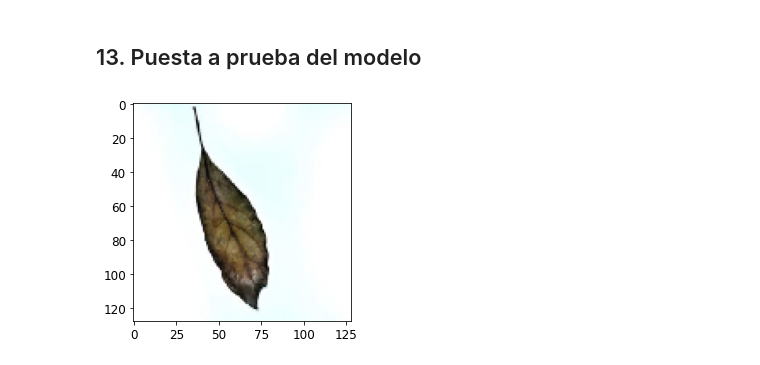
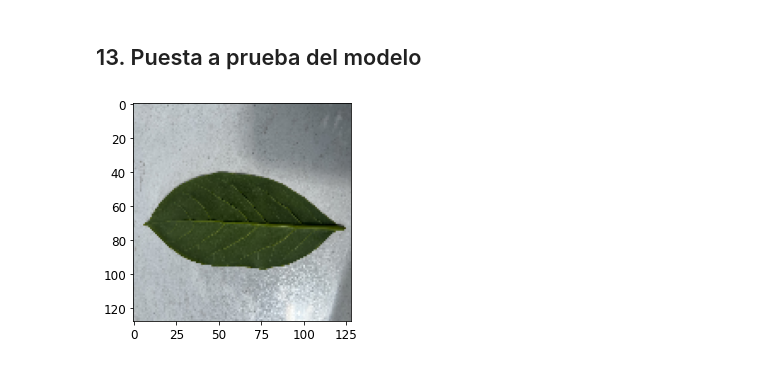
Before and after one commit to cifuentesOmar/clasificacionHojas_Final, a Jupyter notebook: clasificacionPalto.ipynb, the cells around one changed output. Saved outputs shown, nothing was run; the diff lists cells and outputs as text; code cells hidden in the pictures.

```diff
--- a/clasificacionPalto.ipynb
+++ b/clasificacionPalto.ipynb
@@ -349,31 +365,30 @@ array([[8.5212582e-01, 1.4787415e-01],
 # %%
 from tensorflow.keras.preprocessing import image
 
 #6 Hojas SANAS
 #img=image.load_img("FotosCombinadas/Sana/augmented_13_3722550.jpeg",target_size=DEFAULT_IMAGE_SIZE)
-#img=image.load_img("../FotosCombinadas/Sana/IMG_7912.jpeg",target_size=DEFAULT_IMAGE_SIZE)
-#img=image.load_img("Fotos_Pruebas/hoja_sana_palto.jpeg",target_size=DEFAULT_IMAGE_SIZE)
+img=image.load_img("FotosCombinadas/Sana/IMG_7912.jpeg",target_size=DEFAULT_IMAGE_SIZE)
+
 
 #6 Hojas NO SANAS
 #img=image.load_img("FotosCombinadas/NoSana/augmented_0_3427922.jpeg",target_size=DEFAULT_IMAGE_SIZE)
-#img=image.load_img("../FotosCombinadas/NoSana/IMG_7925.jpeg",target_size=DEFAULT_IMAGE_SIZE)
-img=image.load_img("Fotos_Pruebas/hoja_nosana_palto.jpeg",target_size=DEFAULT_IMAGE_SIZE)
+#img=image.load_img("FotosCombinadas/NoSana/IMG_7925.jpeg",target_size=DEFAULT_IMAGE_SIZE)
 
 plt.imshow(img)
 plt.show()
 
 x=image.img_to_array(img)
 x=np.expand_dims(x,axis=0)
 images=np.vstack([x])
 pred=model.predict(images,batch_size=16)
 #pred.shape
 print(etiquetas)
 print(pred)
 if pred[0][0]>0.5:
     category="No Sana"
 elif pred[0][1]>0.5:
     category="Sana"
 
 print(category)
 # %% [output]
-[figure, old version]
+[figure, new version]
```
Also changed, not shown: parts of 8 cells of this notebook, 1 other file.
